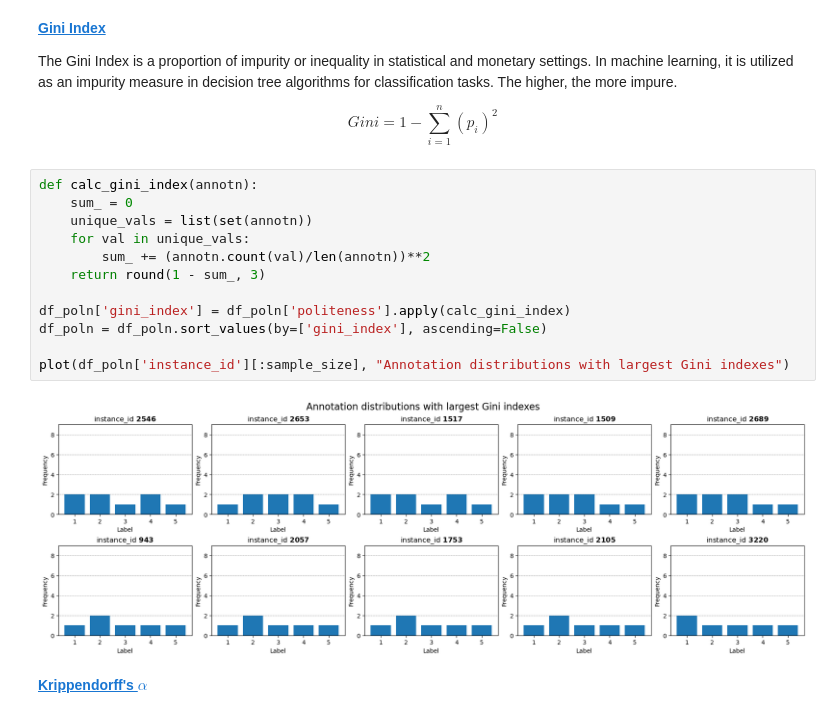
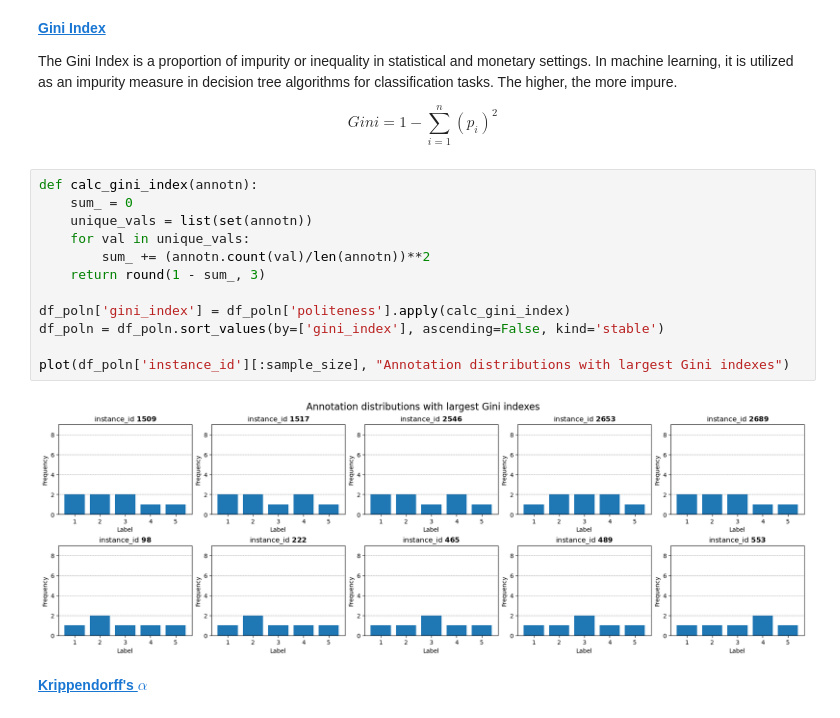
Before and after one commit to mnpluh/nagengast25-ma-thesis, a Jupyter notebook: src/data_analysis/popquorn/popquorn_politeness_analysis.ipynb, the cells around one changed output. Drawn from its saved outputs; the diff is of its cells as text.

```diff
--- a/src/data_analysis/popquorn/popquorn_politeness_analysis.ipynb
+++ b/src/data_analysis/popquorn/popquorn_politeness_analysis.ipynb
@@ -239,17 +239,17 @@ $$Gini = 1-\sum_{i=1}^n(p_i)^2$$
 # %%
 def calc_gini_index(annotn):
     sum_ = 0
     unique_vals = list(set(annotn))
     for val in unique_vals:
         sum_ += (annotn.count(val)/len(annotn))**2
     return round(1 - sum_, 3)
 
 df_poln['gini_index'] = df_poln['politeness'].apply(calc_gini_index)
-df_poln = df_poln.sort_values(by=['gini_index'], ascending=False)
+df_poln = df_poln.sort_values(by=['gini_index'], ascending=False, kind='stable')
 
 plot(df_poln['instance_id'][:sample_size], "Annotation distributions with largest Gini indexes")
 # %% [output]
-[figure, old version]
+[figure, new version]
 # %% [markdown]
 [**Krippendorff's $\alpha$**](https://github.com/pln-fing-udelar/fast-krippendorff/)
 # %%
```
Also changed, not shown: parts of 15 cells of this notebook, 12 other files.
